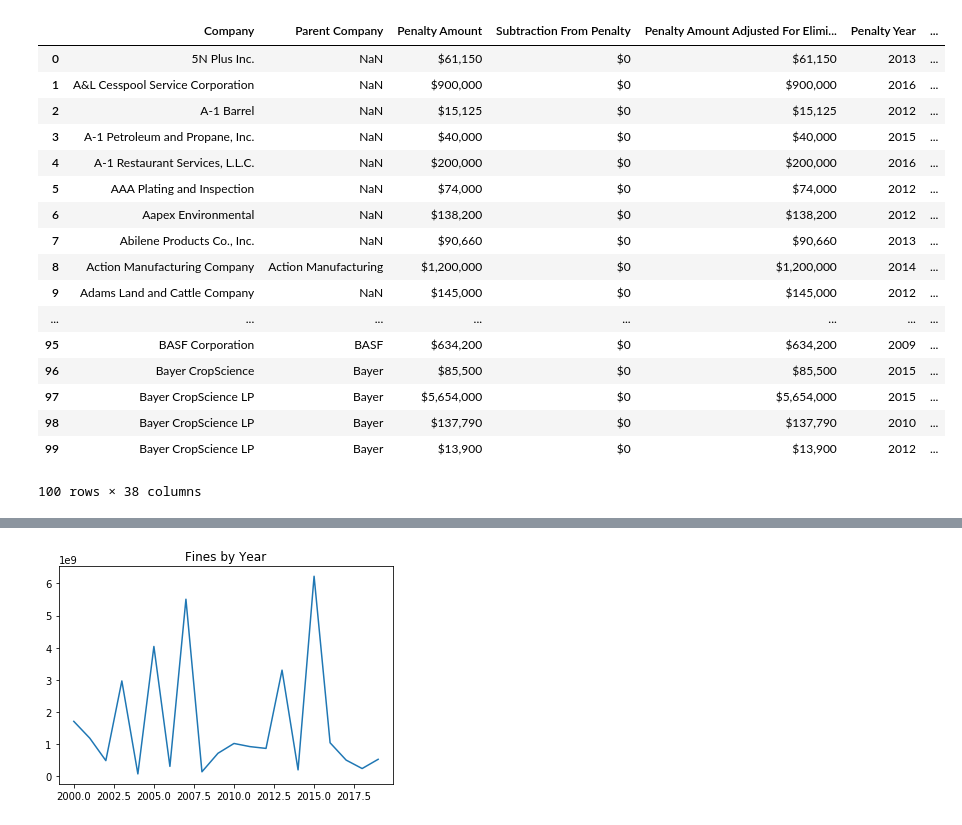
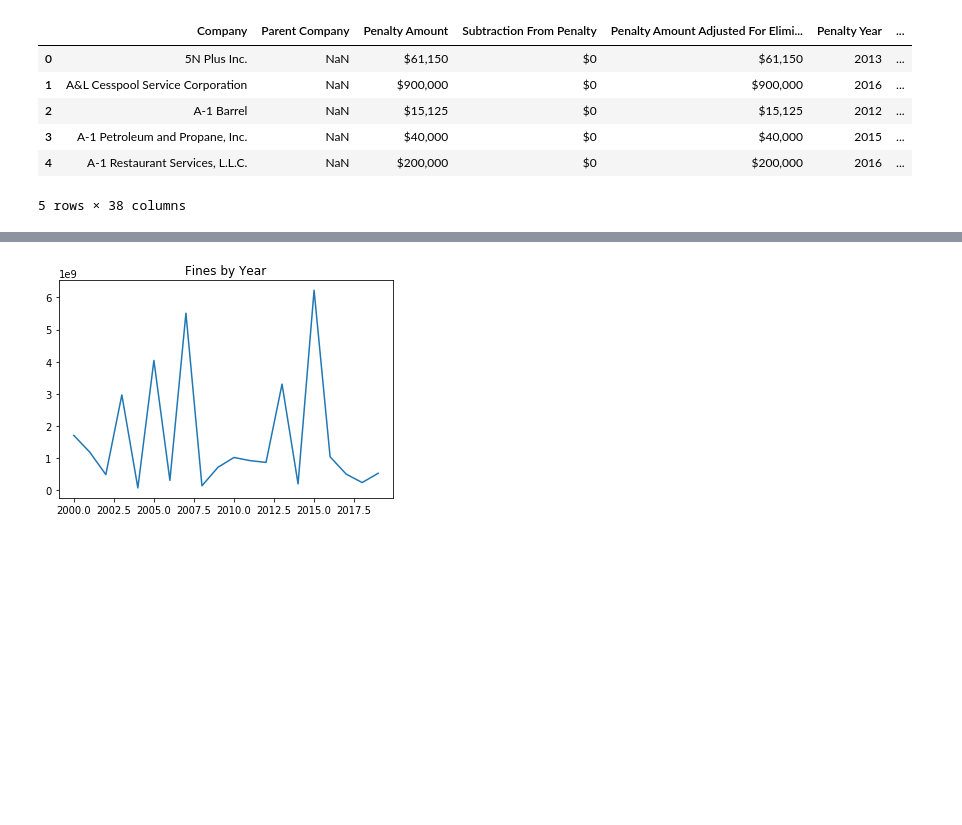
Before and after one commit to cseghbossian/avalanche, a Jupyter notebook: ipynb/epa_analysis.ipynb, the cells around one changed output, grey strips where cells are left out. Drawn from its saved outputs; the diff is of its cells as text; code cells hidden in the pictures; blank space fills up the shorter version.

```diff
--- a/ipynb/epa_analysis.ipynb
+++ b/ipynb/epa_analysis.ipynb
@@ -2,26 +2,15 @@
 import pandas as pd
 epa = pd.read_csv('../datasets/epa_violations.csv')
 # %%
-epa.head(100)
+epa.head()
 # %% [output]
 |  | Company | Parent Company | Penalty Amount | Subtraction From Penalty | Penalty Amount Adjusted For Elimi... | Penalty Year | ... |
 | 0 | 5N Plus Inc. | NaN | $61,150 | $0 | $61,150 | 2013 | ... |
 | 1 | A&L Cesspool Service Corporation | NaN | $900,000 | $0 | $900,000 | 2016 | ... |
 | 2 | A-1 Barrel | NaN | $15,125 | $0 | $15,125 | 2012 | ... |
 | 3 | A-1 Petroleum and Propane, Inc. | NaN | $40,000 | $0 | $40,000 | 2015 | ... |
 | 4 | A-1 Restaurant Services, L.L.C. | NaN | $200,000 | $0 | $200,000 | 2016 | ... |
-| 5 | AAA Plating and Inspection | NaN | $74,000 | $0 | $74,000 | 2012 | ... |
-| 6 | Aapex Environmental | NaN | $138,200 | $0 | $138,200 | 2012 | ... |
-| 7 | Abilene Products Co., Inc. | NaN | $90,660 | $0 | $90,660 | 2013 | ... |
-| 8 | Action Manufacturing Company | Action Manufacturing | $1,200,000 | $0 | $1,200,000 | 2014 | ... |
-| 9 | Adams Land and Cattle Company | NaN | $145,000 | $0 | $145,000 | 2012 | ... |
-| ... | ... | ... | ... | ... | ... | ... | ... |
-| 95 | BASF Corporation | BASF | $634,200 | $0 | $634,200 | 2009 | ... |
-| 96 | Bayer CropScience | Bayer | $85,500 | $0 | $85,500 | 2015 | ... |
-| 97 | Bayer CropScience LP | Bayer | $5,654,000 | $0 | $5,654,000 | 2015 | ... |
-| 98 | Bayer CropScience LP | Bayer | $137,790 | $0 | $137,790 | 2010 | ... |
-| 99 | Bayer CropScience LP | Bayer | $13,900 | $0 | $13,900 | 2012 | ... |
-100 rows × 38 columns
+5 rows × 38 columns
 # %%
 cols = [col for col in epa.columns]
 penalty_amt = 'Penalty Amount Adjusted For Eliminating Multiple Counting'
```
Also changed, not shown: parts of 3 cells of this notebook.
